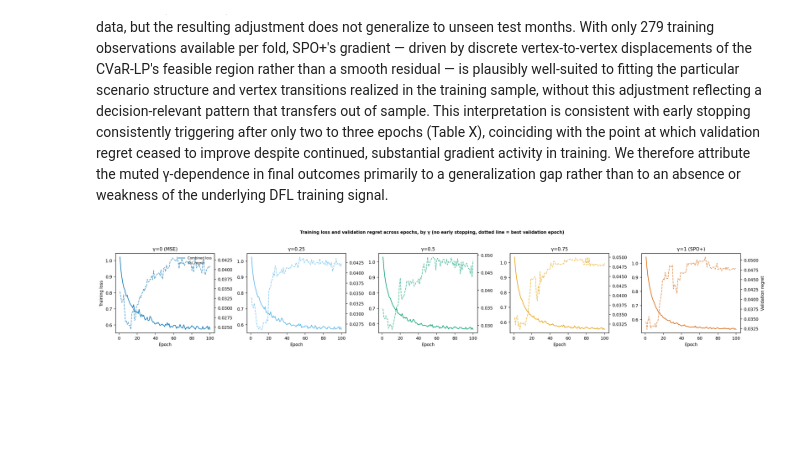
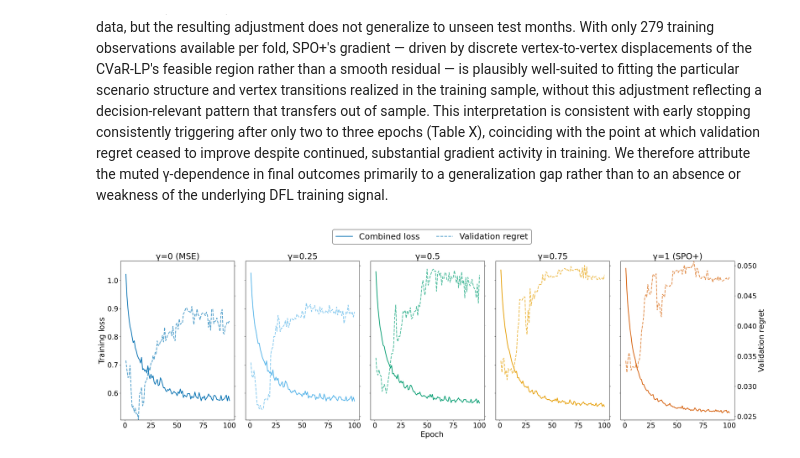
Before and after one commit to Maxiwall99/Decision-Focused-Portfolio-Optimization, a Jupyter notebook: notebooks/analysis.ipynb, the cells around one changed output. Cells and saved outputs as stored; diff of their text form; code cells hidden in the pictures; blank space fills up the shorter version.

```diff
--- a/notebooks/analysis.ipynb
+++ b/notebooks/analysis.ipynb
@@ -907,9 +917,9 @@ That last sentence matters — mark it explicitly as an untested hypothesis, not
 # %%
-with open("results_spo+_diagnosis_checkpoint.pkl", "rb") as f:
+with open("results_spo+_diagnosis_checkpoint_270726.pkl", "rb") as f:
     diag_results = pickle.load(f)
 
-with open("diagnostics_checkpoint.pkl", "rb") as f:
-    diagnostics = pickle.load(f)   # dict: {gamma: diag_df}
+with open("diagnostics_270726.pkl", "rb") as f:
+    diagnostics = pickle.load(f)
 
 gammas_available = sorted(diagnostics.keys())
 print("Gammas available in this diagnostic run:", gammas_available)
@@ -1209,7 +1218,6 @@ DFL training signal.
 # %%
 # 4. Training loss curves without early stopping
 
-# Match existing plot style
 GAMMAS  = [0.0, 0.25, 0.5, 0.75, 1.0]
 GLABELS = {0.0: 'γ=0 (MSE)', 0.25: 'γ=0.25', 0.5: 'γ=0.5',
            0.75: 'γ=0.75',   1.0: 'γ=1 (SPO+)'}
@@ -1217,63 +1225,76 @@ COLORS  = {0.0: '#0072B2', 0.25: '#56B4E9', 0.5: '#009E73',
            0.75: '#E69F00', 1.0: '#D55E00'}
 
 plt.rcParams.update({
-    'font.size': 9, 'axes.titlesize': 10,
-    'axes.labelsize': 9, 'figure.dpi': 150,
+    'font.size': 20, 'axes.titlesize': 24,
+    'axes.labelsize': 22, 'figure.dpi': 150,
 })
 
 with open("results_spo+_diagnosis_100epochs.pkl", "rb") as f:
     diag_results = pickle.load(f)
 
-# index results by gamma (one run per gamma for this diagnostic fold)
 results_by_gamma = {r['gamma']: r for r in diag_results}
 
-fig, axes = plt.subplots(1, 5, figsize=(20, 3.5), sharey=False)
+# figsize matches the IN/OUT distribution figure's convention: 5.5 in per panel, 8 in tall
+fig, axes = plt.subplots(1, len(GAMMAS), figsize=(5.5 * len(GAMMAS), 8), sharey=True)
+
+# twin axes must be created and range-synced manually — sharey=True above only
+# applies to the primary axes, not to axes created later via twinx()
+ax2_list = []
 
 for ax, g in zip(axes, GAMMAS):
     r = results_by_gamma[g]
     history = r['history']
 
     combined_loss = history['combined_loss']
     val_regret    = history['val_regret']
     best_epoch    = history['best_epoch']
     epochs        = range(1, len(combined_loss) + 1)
 
     color = COLORS[g]
 
-    # left axis: training loss
-    ax.plot(epochs, combined_loss, color=color, linewidth=1.3, label='Combined loss')
-    ax.set_xlabel('Epoch')
-    if ax is axes[0]:
-        ax.set_ylabel('Training loss')
+    ax.plot(epochs, combined_loss, color=color, linewidth=2.2, label='Combined loss')
 
-    # right axis: validation regret
     ax2 = ax.twinx()
-    ax2.plot(epochs, val_regret, color=color, linewidth=1.3,
-              linestyle='--', alpha=0.7, label='Val. regret')
-    if ax is axes[-1]:
-        ax2.set_ylabel('Validation regret')
+    ax2.plot(epochs, val_regret, color=color, linewidth=2.2,
+              linestyle='--', alpha=0.7, label='Validation regret')
+    ax2_list.append(ax2)
 
-    # mark best epoch (lowest validation regret)
     if best_epoch is not None:
         ax.axvline(best_epoch, color='gray', linewidth=0.8, linestyle=':')
 
     ax.set_title(GLABELS[g])
 
-    # combined legend (only once, on first subplot)
-    if ax is axes[0]:
-        lines_1, labels_1 = ax.get_legend_handles_labels()
-        lines_2, labels_2 = ax2.get_legend_handles_labels()
-        ax.legend(lines_1 + lines_2, labels_1 + labels_2,
-                  loc='upper right', fontsize=7, frameon=False)
+# --- sync the twin (right-hand) axes to a common y-range ---
+all_val_regret = np.concatenate([
+    np.asarray(results_by_gamma[g]['history']['val_regret']) for g in GAMMAS
+])
+y2_min, y2_max = all_val_regret.min(), all_val_regret.max()
+for ax2 in ax2_list:
+    ax2.set_ylim(y2_min, y2_max)
 
-fig.suptitle(
-    'Training loss and validation regret across epochs, by γ '
-    '(no early stopping, dotted line = best validation epoch)',
-    fontsize=9, fontweight='bold', y=1.03,
-)
+# --- labels only once: left axis on the first panel, right axis on the last ---
+axes[0].set_ylabel('Training loss')
+ax2_list[-1].set_ylabel('Validation regret')
+
+# hide the redundant tick labels on inner panels (sharey handles the left axis
+# ticks already, but twin axes need this done by hand)
+for ax in axes[1:]:
+    ax.tick_params(labelleft=False)
+for ax2 in ax2_list[:-1]:
+    ax2.tick_params(labelright=False)
+
+# --- shared legend above the plot, same pattern as the IN/OUT figure ---
+lines_1, labels_1 = axes[0].get_legend_handles_labels()
+lines_2, labels_2 = ax2_list[0].get_legend_handles_labels()
+fig.legend(lines_1 + lines_2, labels_1 + labels_2,
+           loc='upper center', ncol=2, bbox_to_anchor=(0.5, 1.08),
+           frameon=True, edgecolor='black', fontsize=24)
+
+fig.text(0.5, 0.015, 'Epoch', ha='center', fontsize=22)
 
 plt.tight_layout()
-plt.savefig('final_training_curves.pdf', bbox_inches='tight')
+fig.subplots_adjust(top=0.9, bottom=0.1)
+plt.savefig('diag_training_curves.pdf', bbox_inches='tight')
 plt.show()
 # %% [output]
-[figure, old version]
+[figure, new version]
```
Also changed, not shown: parts of 13 cells of this notebook, 11 other files.
